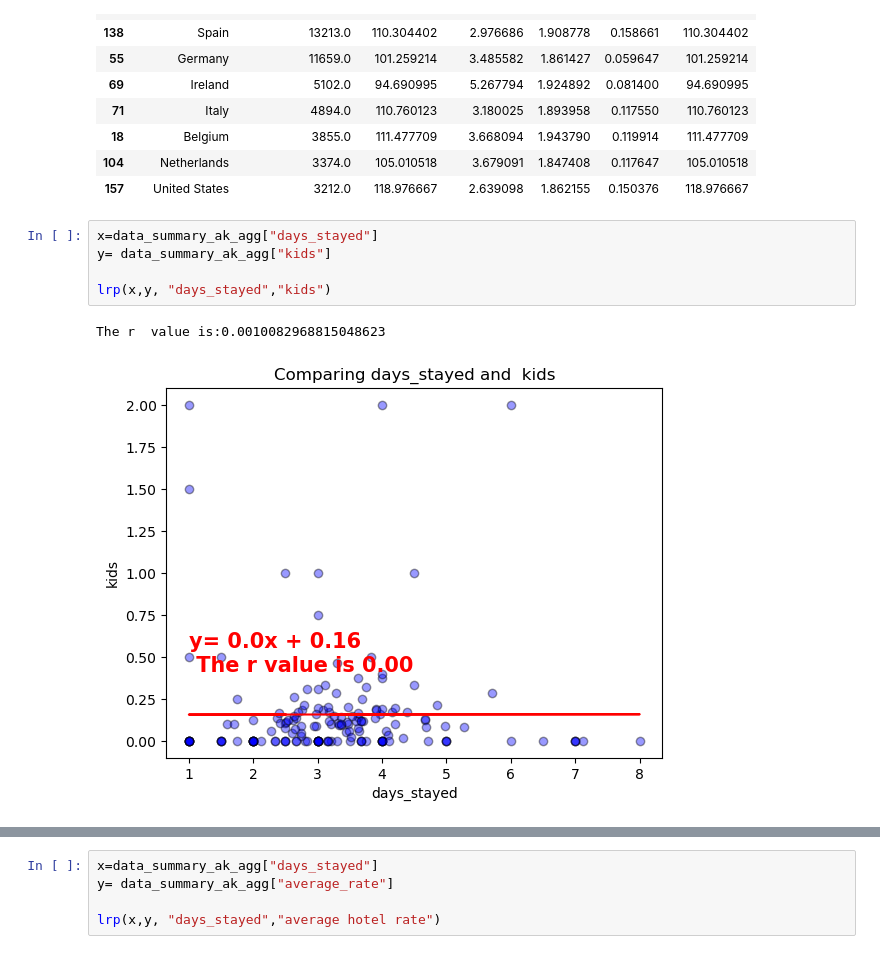
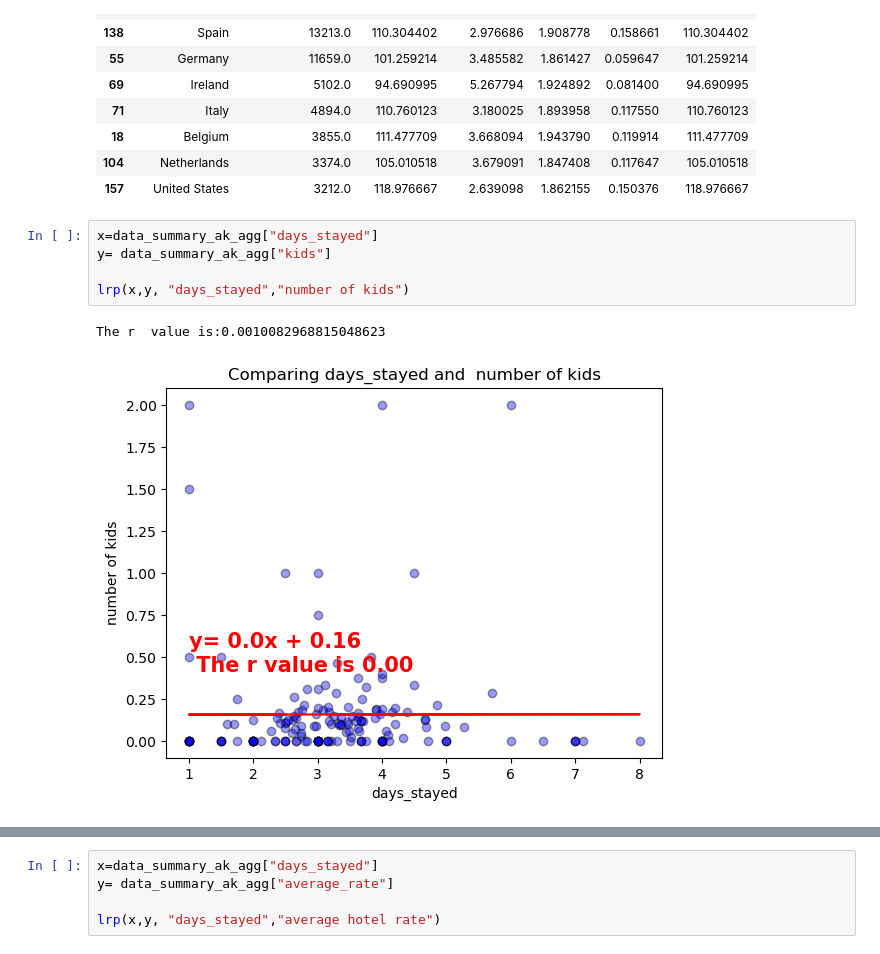
Before and after one commit to Kathyvng/Project1_Group6, a Jupyter notebook: Miguel_Analysis/clean_it.ipynb, the cells around one changed output, grey strips where cells are left out. Saved outputs shown, nothing was run; the diff lists cells and outputs as text.

Commit message:
updating graphs

```diff
--- a/Miguel_Analysis/clean_it.ipynb
+++ b/Miguel_Analysis/clean_it.ipynb
@@ -709,11 +709,11 @@ top_2015_2017ak
 # %%
 x=data_summary_ak_agg["days_stayed"]
 y= data_summary_ak_agg["kids"]
 
-lrp(x,y, "days_stayed","kids")
+lrp(x,y, "days_stayed","number of kids")
 # %% [output]
 The r  value is:0.0010082968815048623
-[figure, old version]
+[figure, new version]
 # %%
 x=top_2015_2017ak["days_stayed"]
 y= top_2015_2017ak["kids"]
```
Also changed, not shown: parts of 3 cells of this notebook, 10 other files.
